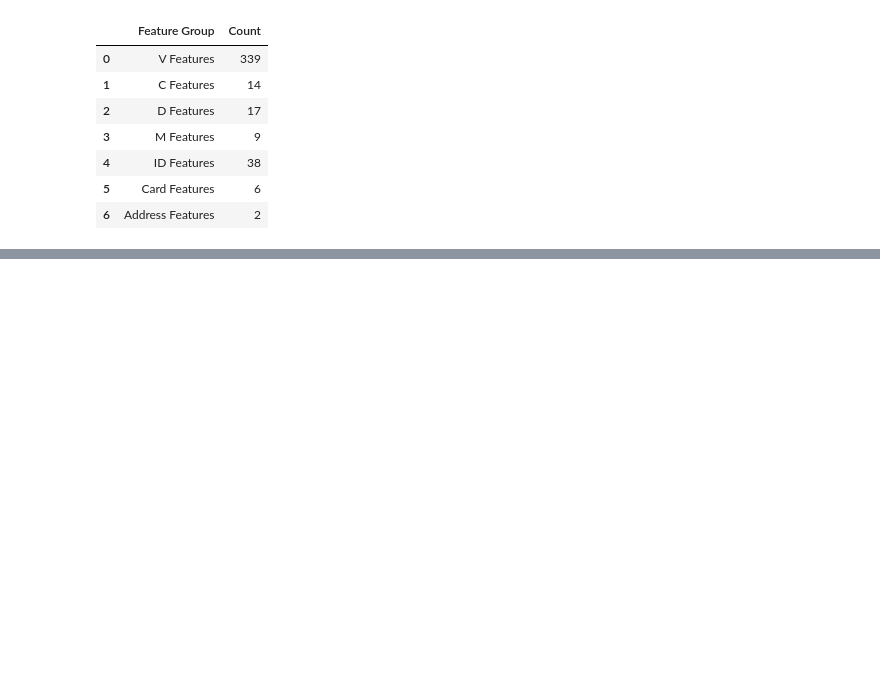
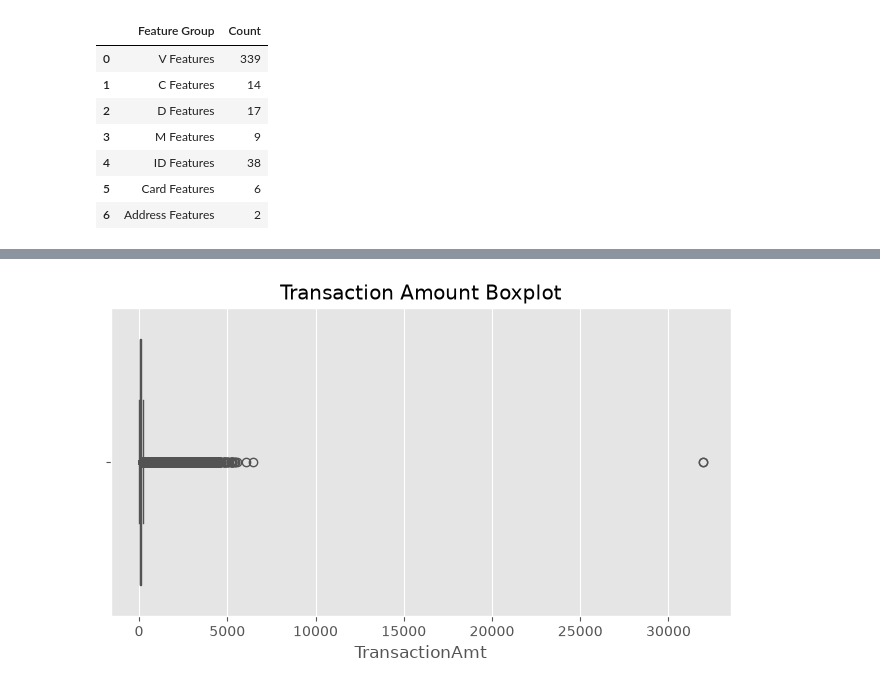
Before and after one commit to syedrafayalijafry/credit-card-fraud-detection, a Jupyter notebook: notebooks/EDA.ipynb, the cells around one changed output, grey strips where cells are left out. Cells and saved outputs as stored; diff of their text form; code cells hidden in the pictures; blank space fills up the shorter version.

```diff
--- a/notebooks/EDA.ipynb
+++ b/notebooks/EDA.ipynb
@@ -407,0 +504,13 @@ pd.DataFrame(
+# %%
+# Box Plot
+plt.figure(figsize=(8, 4))
+
+sns.boxplot(
+    x=df["TransactionAmt"]
+)
+
+plt.title("Transaction Amount Boxplot")
+
+plt.show()
+# %% [output]
+[figure, added]
```
Also changed, not shown: parts of 119 cells of this notebook.
